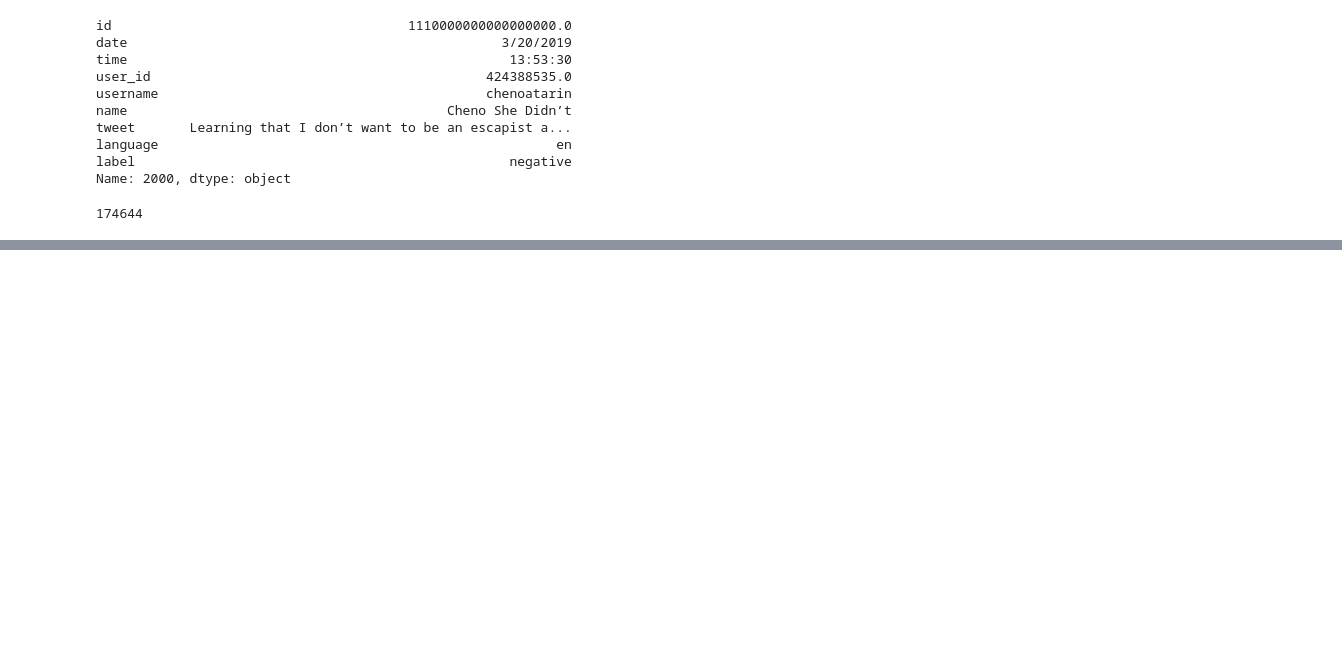
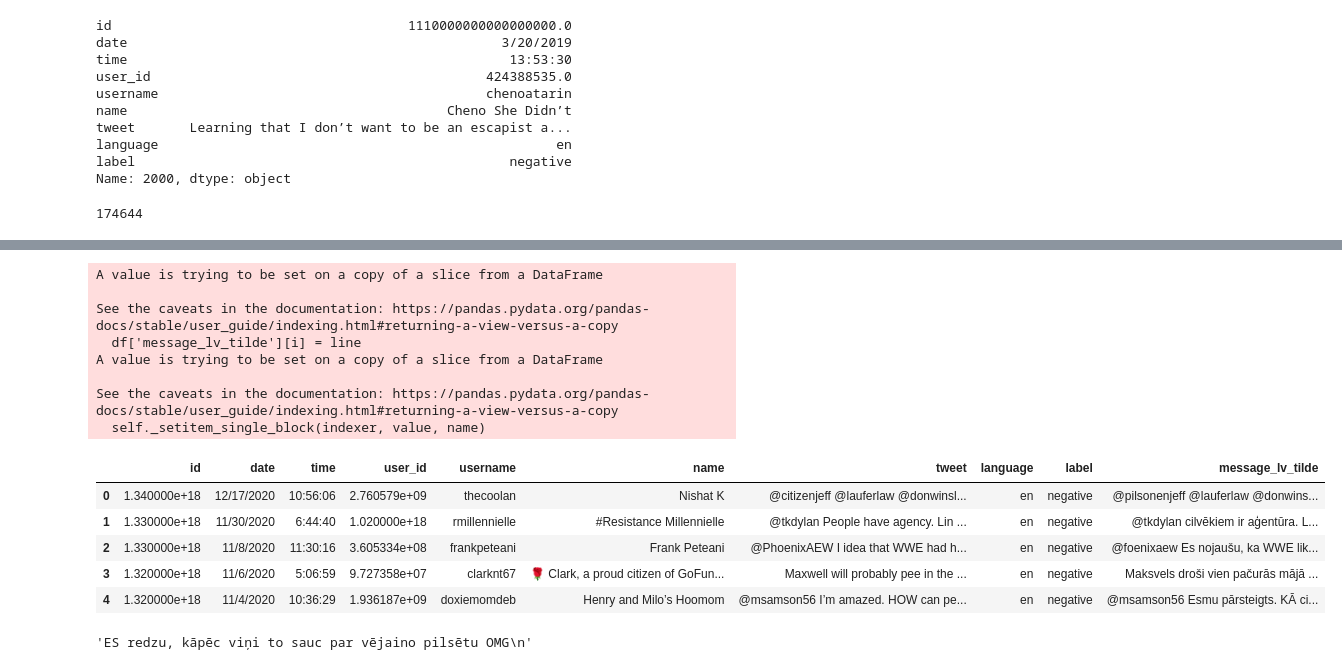
Before and after one commit to Alliix/twitter-lv-market, a Jupyter notebook: BERT/corpusToTextFile.ipynb, the cells around one changed output, grey strips where cells are left out. Saved outputs shown, nothing was run; the diff lists cells and outputs as text; code cells hidden in the pictures; blank space fills up the shorter version.

```diff
--- a/BERT/corpusToTextFile.ipynb
+++ b/BERT/corpusToTextFile.ipynb
@@ -90,0 +93,10 @@ print(len(lineList))
+# %%
+file = open('./../Naive_Bayes/tweets/p_n_n_tweets.lv.txt','r',encoding='utf8')
+Lines = file.readlines()
+
+count = 0
+# Strips the newline character
+for line in Lines:
+    count += 1
+
+count
@@ -90,0 +115,26 @@ print(len(lineList))
+# %%
+i = 0
+for line in Lines:
+    df['message_lv_tilde'][i] = line
+    i += 1
+
+df.head()
+# %% [output]
+A value is trying to be set on a copy of a slice from a DataFrame
+
+See the caveats in the documentation: https://pandas.pydata.org/pandas-docs/stable/user_guide/indexing.html#returning-a-view-versus-a-copy
+  df['message_lv_tilde'][i] = line
+A value is trying to be set on a copy of a slice from a DataFrame
+
+See the caveats in the documentation: https://pandas.pydata.org/pandas-docs/stable/user_guide/indexing.html#returning-a-view-versus-a-copy
+  self._setitem_single_block(indexer, value, name)
+|  | id | date | time | user_id | username | name | tweet | language | label | message_lv_tilde |
+| 0 | 1.340000e+18 | 12/17/2020 | 10:56:06 | 2.760579e+09 | thecoolan | Nishat K | @citizenjeff @lauferlaw @donwinsl... | en | negative | @pilsonenjeff @lauferlaw @donwins... |
+| 1 | 1.330000e+18 | 11/30/2020 | 6:44:40 | 1.020000e+18 | rmillennielle | #Resistance Millennielle | @tkdylan People have agency. Lin ... | en | negative | @tkdylan cilvēkiem ir aģentūra. L... |
+| 2 | 1.330000e+18 | 11/8/2020 | 11:30:16 | 3.605334e+08 | frankpeteani | Frank Peteani | @PhoenixAEW I idea that WWE had h... | en | negative | @foenixaew Es nojaušu, ka WWE lik... |
+| 3 | 1.320000e+18 | 11/6/2020 | 5:06:59 | 9.727358e+07 | clarknt67 | 🌹 Clark, a proud citizen of GoFun... | Maxwell will probably pee in the ... | en | negative | Maksvels droši vien pačurās mājā ... |
+| 4 | 1.320000e+18 | 11/4/2020 | 10:36:29 | 1.936187e+09 | doxiemomdeb | Henry and Milo’s Hoomom | @msamson56 I’m amazed. HOW can pe... | en | negative | @msamson56 Esmu pārsteigts. KĀ ci... |
+# %%
+df.iloc[174643]['message_lv_tilde']
+# %% [output]
+'ES redzu, kāpēc viņi to sauc par vējaino pilsētu OMG\n'
```
Also changed, not shown: parts of 4 cells of this notebook, 1 other file.
